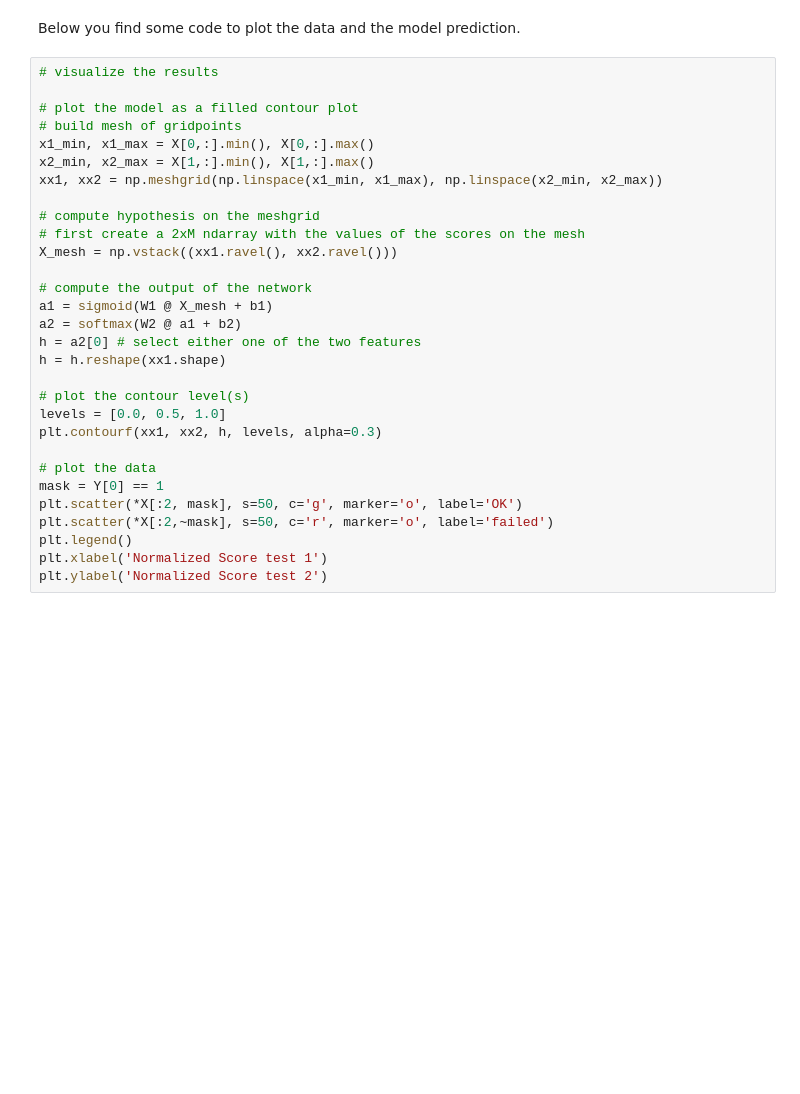
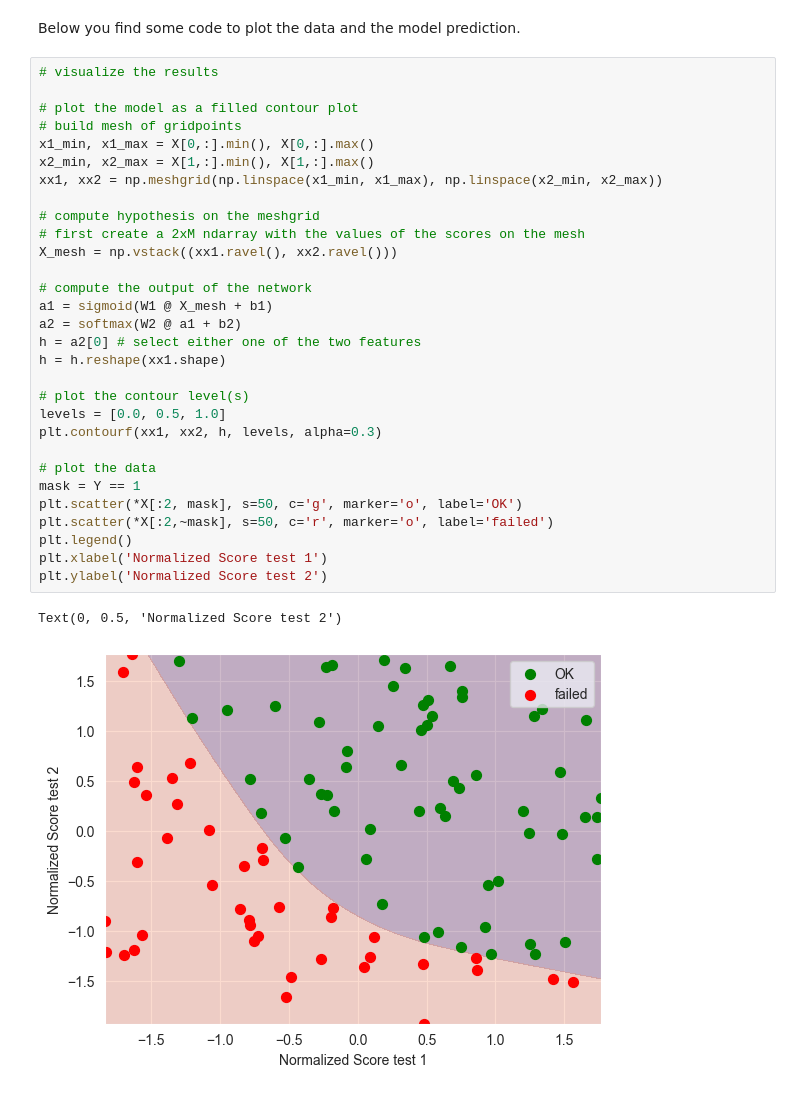
Before and after one commit to BenVigos/Machine-Learning, a Jupyter notebook: Assignment 5/neural_network_part1_student25.ipynb, the cells around one changed output. Saved outputs shown, nothing was run; the diff lists cells and outputs as text; blank space fills up the shorter version.

```diff
--- a/Assignment 5/neural_network_part1_student25.ipynb
+++ b/Assignment 5/neural_network_part1_student25.ipynb
@@ -232,30 +301,33 @@ Below you find some code to plot the data and the model prediction.
 # %%
 # visualize the results
 
 # plot the model as a filled contour plot
 # build mesh of gridpoints
 x1_min, x1_max = X[0,:].min(), X[0,:].max()
 x2_min, x2_max = X[1,:].min(), X[1,:].max()
 xx1, xx2 = np.meshgrid(np.linspace(x1_min, x1_max), np.linspace(x2_min, x2_max))
 
 # compute hypothesis on the meshgrid
 # first create a 2xM ndarray with the values of the scores on the mesh
 X_mesh = np.vstack((xx1.ravel(), xx2.ravel()))
 
 # compute the output of the network
 a1 = sigmoid(W1 @ X_mesh + b1)
 a2 = softmax(W2 @ a1 + b2)
 h = a2[0] # select either one of the two features
 h = h.reshape(xx1.shape)
 
 # plot the contour level(s)
 levels = [0.0, 0.5, 1.0]
 plt.contourf(xx1, xx2, h, levels, alpha=0.3)
 
 # plot the data
-mask = Y[0] == 1
+mask = Y == 1
 plt.scatter(*X[:2, mask], s=50, c='g', marker='o', label='OK')
 plt.scatter(*X[:2,~mask], s=50, c='r', marker='o', label='failed')
 plt.legend()
 plt.xlabel('Normalized Score test 1')
 plt.ylabel('Normalized Score test 2')
+# %% [output]
+Text(0, 0.5, 'Normalized Score test 2')
+[figure, added]
```
Also changed, not shown: parts of 5 cells of this notebook.
